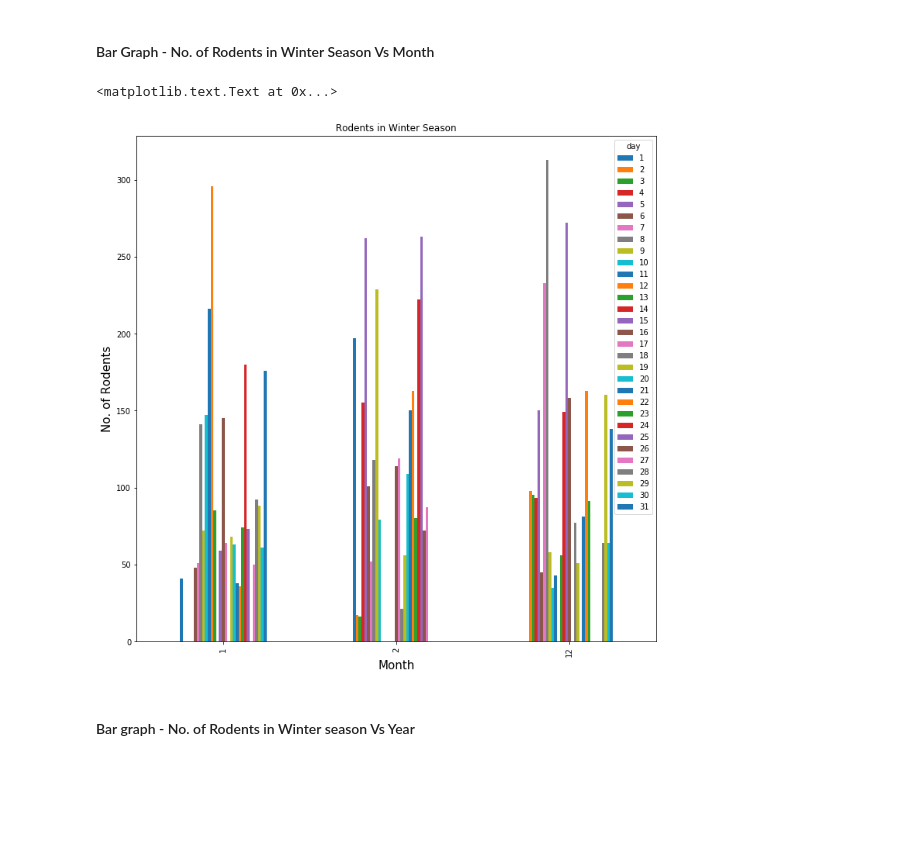
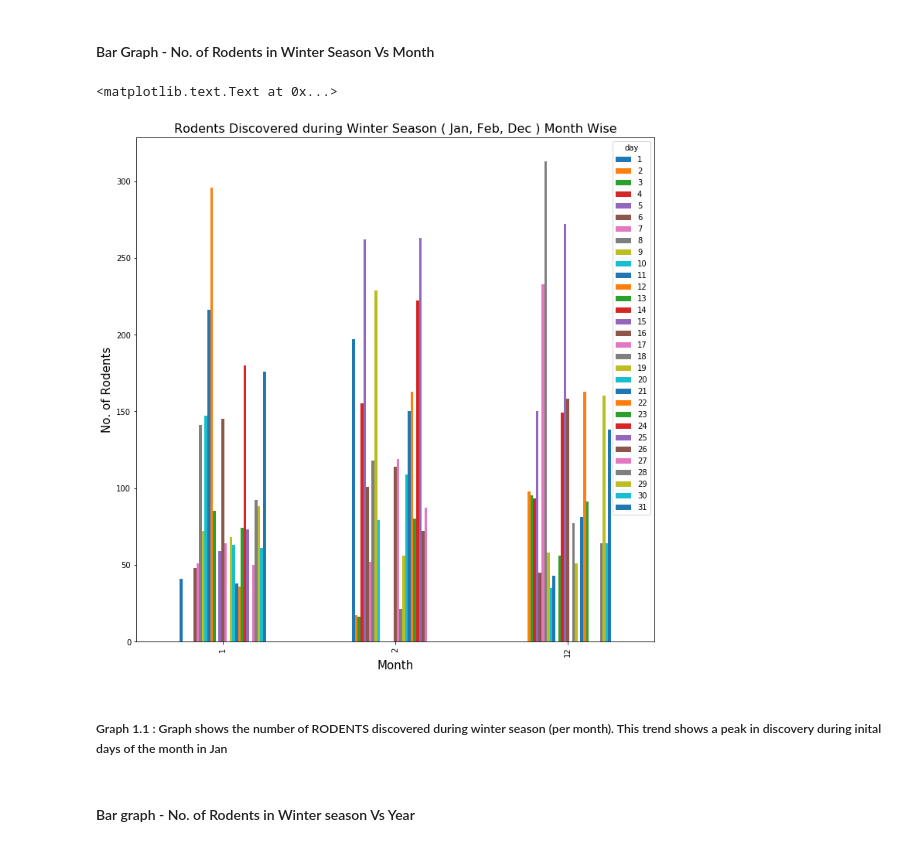
Before and after one commit to pranzell/5.Python_for_Data_Science_Pandas_Examples, a Jupyter notebook: Species Data Set - Part A.ipynb, the cells around one changed output. Cells and saved outputs as stored; diff of their text form; code cells hidden in the pictures; blank space fills up the shorter version.

```diff
--- a/Species Data Set - Part A.ipynb
+++ b/Species Data Set - Part A.ipynb
@@ -92,14 +94,17 @@ data_with_rodent_Winter = winter_months[winter_months.taxa == 'Rodent']
 #my_bar = data_with_rodent_inWinter.groupby(['month']).taxa.count()
 # %%
 #Plotting a Bar Graph (By Month)--
-bar_plot_R_M = pd.crosstab(data_with_rodent_Winter.month, data_with_rodent_Winter.day).plot(kind='bar', legend=True,
-                                                                                        title="Rodents in Winter Season",
-                                                                                        figsize=(12,12))
+bar_plot_R_M = pd.crosstab(data_with_rodent_Winter.month, data_with_rodent_Winter.day).plot(kind='bar',
+                                                                                            legend=True,
+                                                                                            figsize=(12,12))
+bar_plot_R_M.set_title("Rodents Discovered during Winter Season ( Jan, Feb, Dec ) Month Wise", fontsize=16)
 bar_plot_R_M.set_xlabel("Month", fontsize=15)
 bar_plot_R_M.set_ylabel("No. of Rodents", fontsize=15)
 # %% [output]
 <matplotlib.text.Text at 0x...>
-[figure, old version]
+[figure, new version]
+# %% [markdown]
+##### Graph 1.1 : Graph shows the number of RODENTS discovered during winter season (per month). This trend shows a peak in discovery during inital days of the month in Jan
 # %% [markdown]
 
 ####  Bar graph - No. of Rodents in Winter season Vs Year
```
Also changed, not shown: parts of 13 cells of this notebook.
